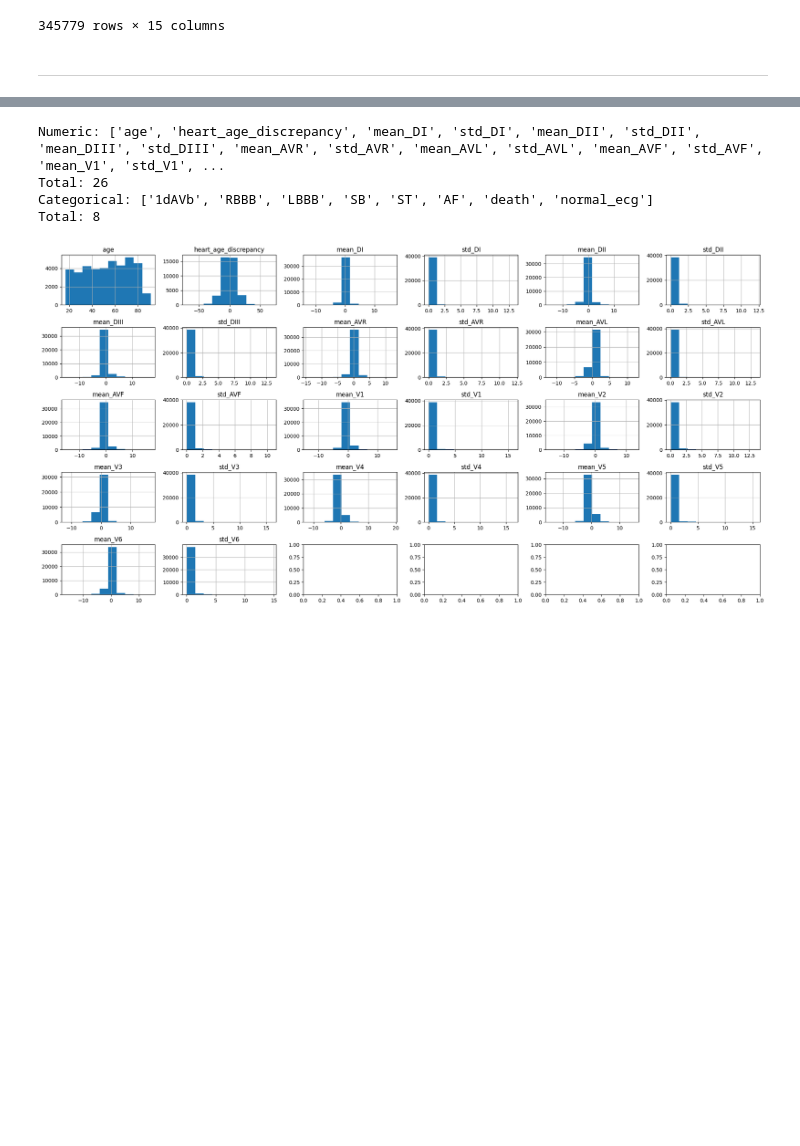
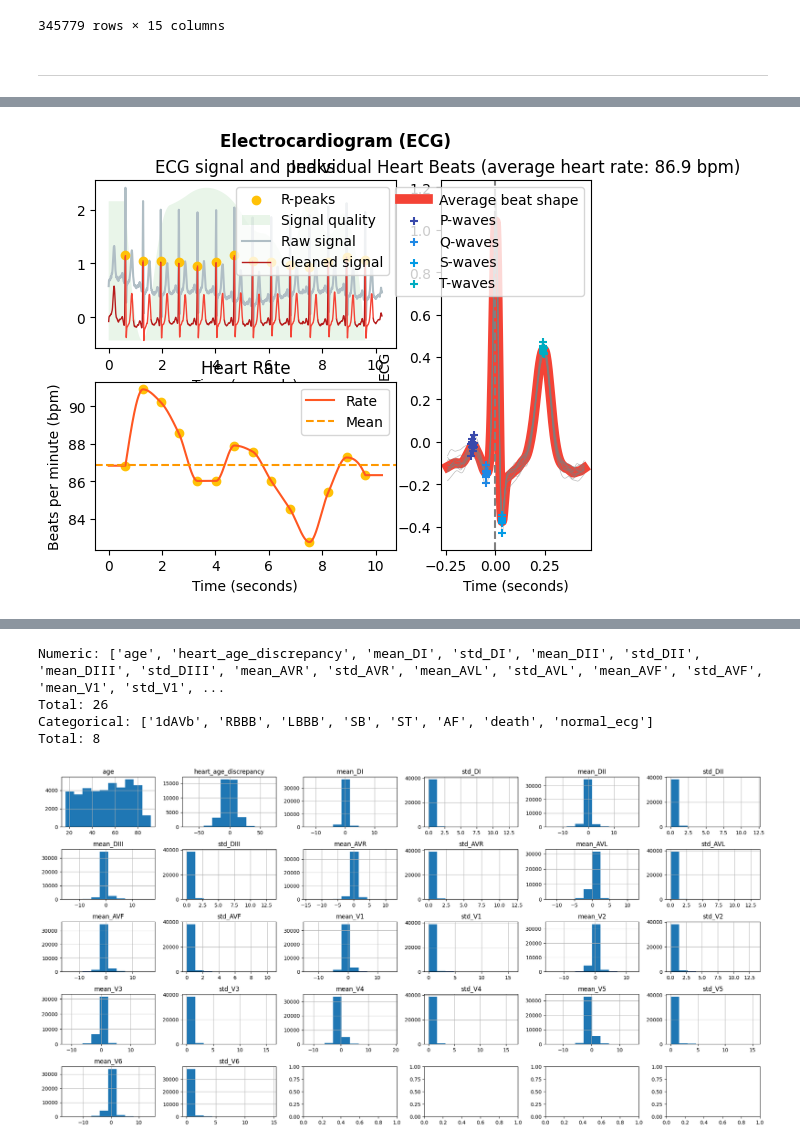
Before and after one commit to MatteoFasulo/ECG-Chagas, a Jupyter notebook: notebook.ipynb, the cells around one changed output, grey strips where cells are left out. Drawn from its saved outputs; the diff is of its cells as text; code cells hidden in the pictures; blank space fills up the shorter version.

```diff
--- a/notebook.ipynb
+++ b/notebook.ipynb
@@ -189,0 +216,2 @@ for record in tqdm(all_records):
+# %%
+processed_signals, info = nk.ecg_process(ecg_signal=signals[:, 1], sampling_rate=frequency)
@@ -190 +252,5 @@ for record in tqdm(all_records):
+# %%
+nk.ecg_plot(processed_signals, info)
+# %% [output]
+[figure, added]
 # %%
```
Also changed, not shown: parts of 20 cells of this notebook, 3 other files.
